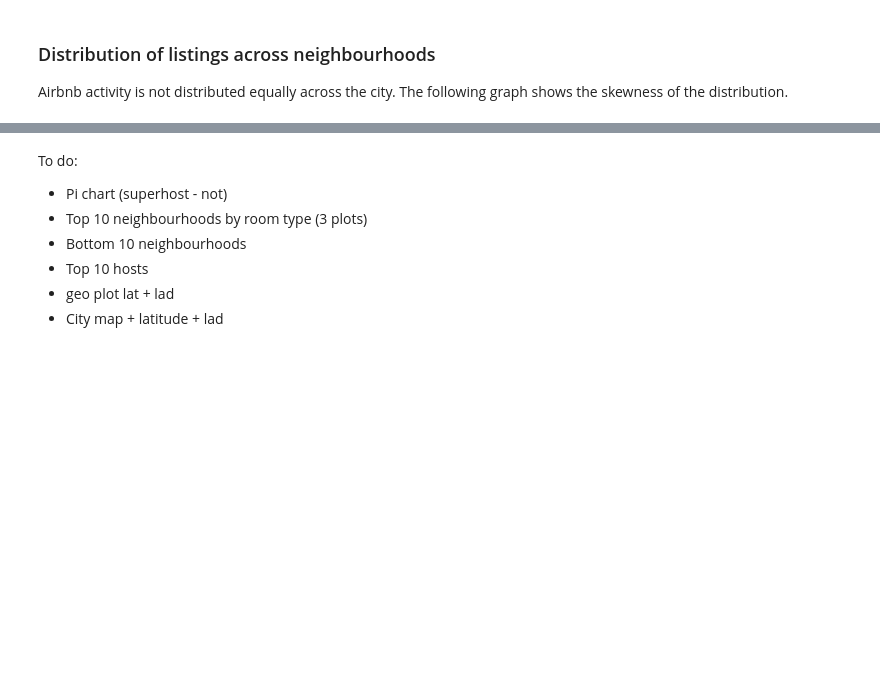
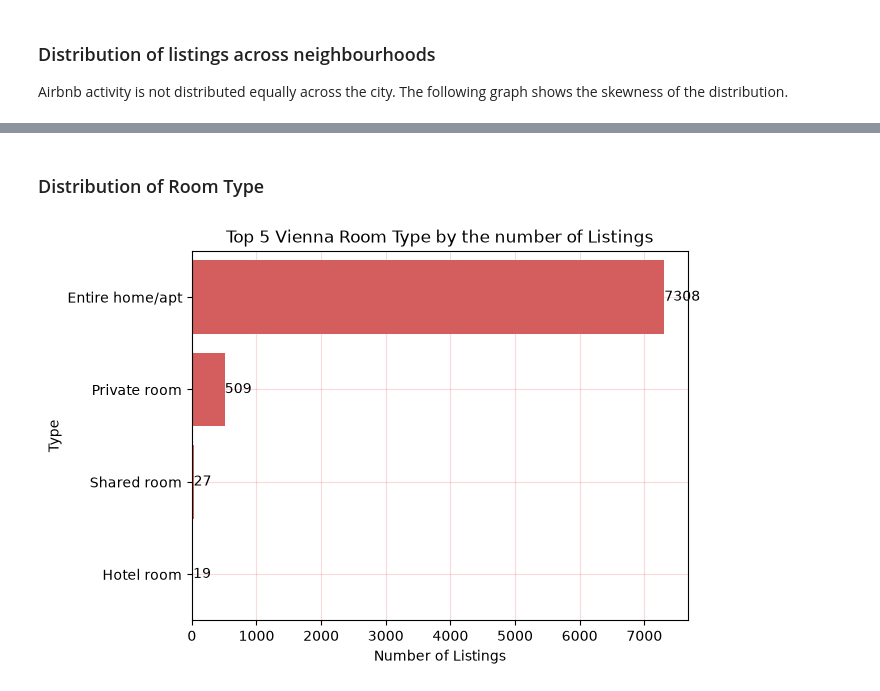
Before and after one commit to CccRosela/Vienna-Airbnb-Data-Analysis, a Jupyter notebook: Airbnb_Project/notebook/Airbnb_Analysis.ipynb, the cells around one changed output, grey strips where cells are left out. Drawn from its saved outputs; the diff is of its cells as text; code cells hidden in the pictures; blank space fills up the shorter version.

```diff
--- a/Airbnb Project/notebook/Airbnb_Analysis.ipynb
+++ b/Airbnb_Project/notebook/Airbnb_Analysis.ipynb
@@ -337,8 +341,25 @@ plt.show()
-# %% [markdown]
-To do:
-- Pi chart (superhost - not)
-- Top 10 neighbourhoods by room type (3 plots)
-- Bottom 10 neighbourhoods
-- Top 10 hosts
-- geo plot lat + lad
-- City map + latitude + lad
+# %% [markdown]
+### Distribution of Room Type
+# %%
+room = airbnb['room_type'].value_counts().sort_values(ascending= False)
+
+ax = sns.barplot(
+    x= room.values,
+    y= room.index,
+    order= room.index,
+    color='#e84949'
+)
+# Grid behind bars
+plt.gca().set_axisbelow(True)
+ax.bar_label(ax.containers[0], fontsize=10);
+
+plt.xlabel('Number of Listings')
+plt.ylabel('Type')
+
+plt.grid(axis='both', alpha=0.2, color='#e84949')
+plt.title('Top 5 Vienna Room Type by the number of Listings')
+
+plt.savefig('Distribution of Room Type')
+plt.show()
+# %% [output]
+[figure, added]
```
Also changed, not shown: parts of 8 cells of this notebook, 10 other files.
